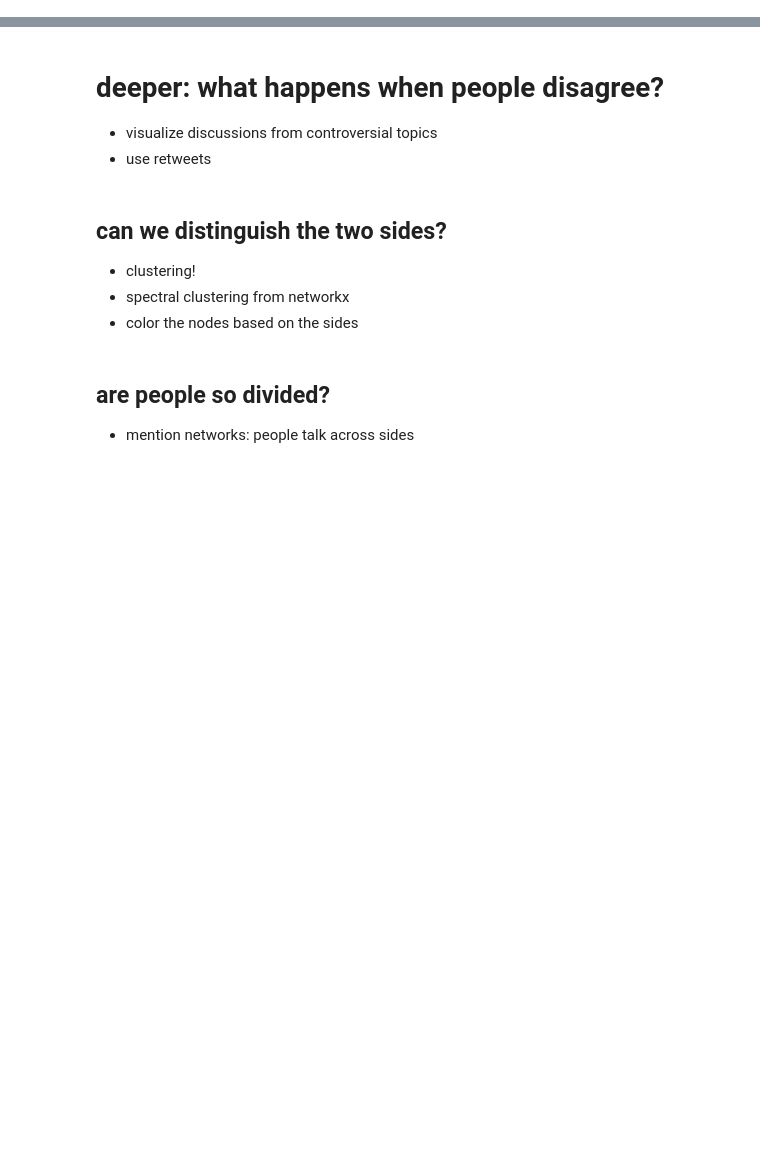
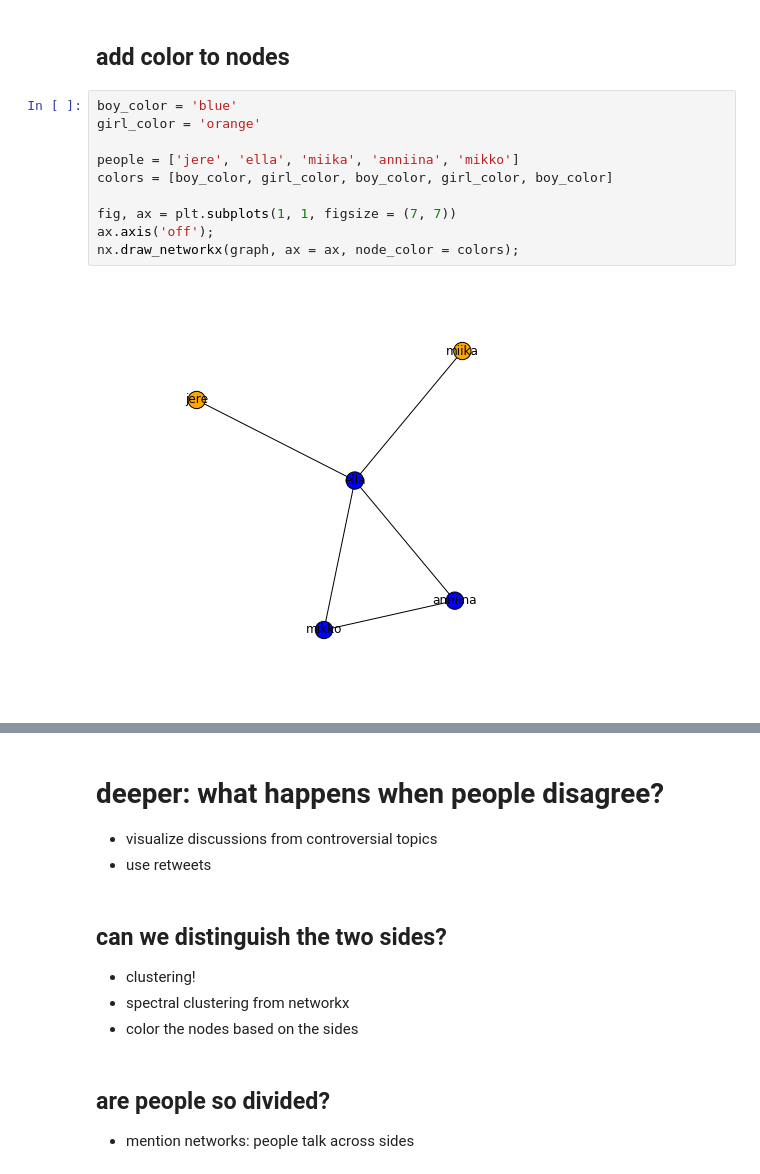
Before and after one commit to mmathioudakis/pycon2016polarization, a Jupyter notebook: networkx_twitter.ipynb, the cells around one changed output, grey strips where cells are left out. Cells and saved outputs as stored; diff of their text form; blank space fills up the shorter version.

```diff
--- a/networkx_twitter.ipynb
+++ b/networkx_twitter.ipynb
@@ -28,0 +98,14 @@
+# %% [markdown]
+## add color to nodes
+# %%
+boy_color = 'blue'
+girl_color = 'orange'
+
+people = ['jere', 'ella', 'miika', 'anniina', 'mikko']
+colors = [boy_color, girl_color, boy_color, girl_color, boy_color]
+
+fig, ax = plt.subplots(1, 1, figsize = (7, 7))
+ax.axis('off');
+nx.draw_networkx(graph, ax = ax, node_color = colors);
+# %% [output]
+[figure, added]
```
Also changed, not shown: parts of 30 cells of this notebook, 6 other files.
